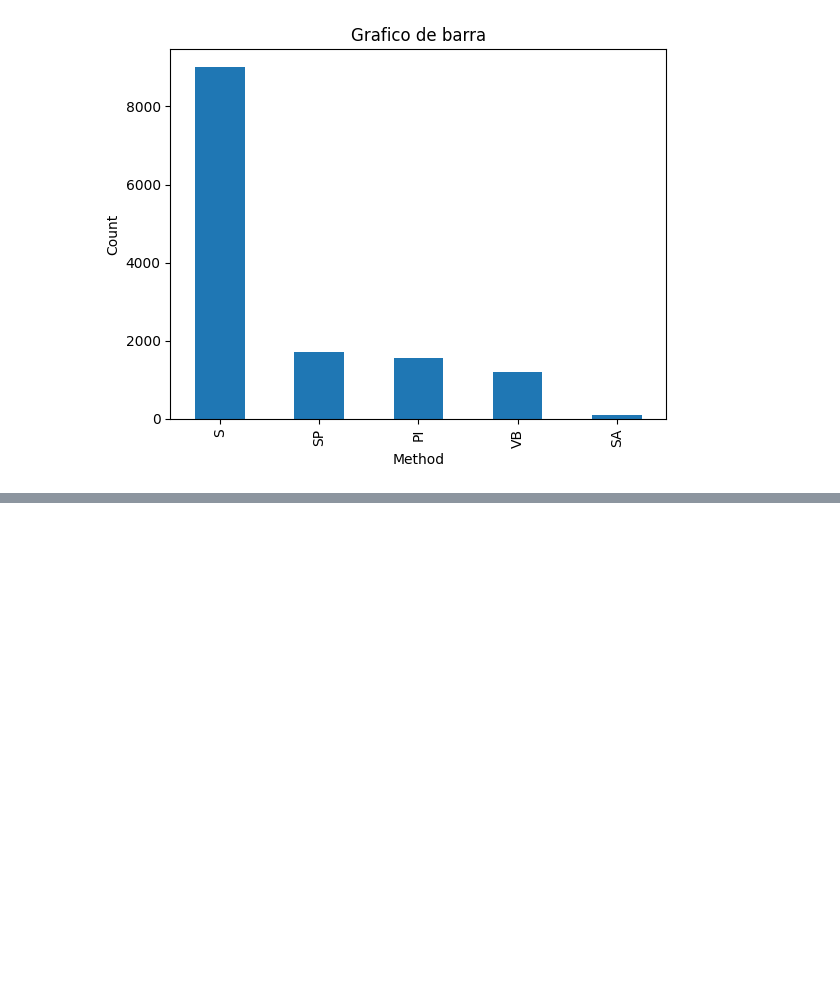
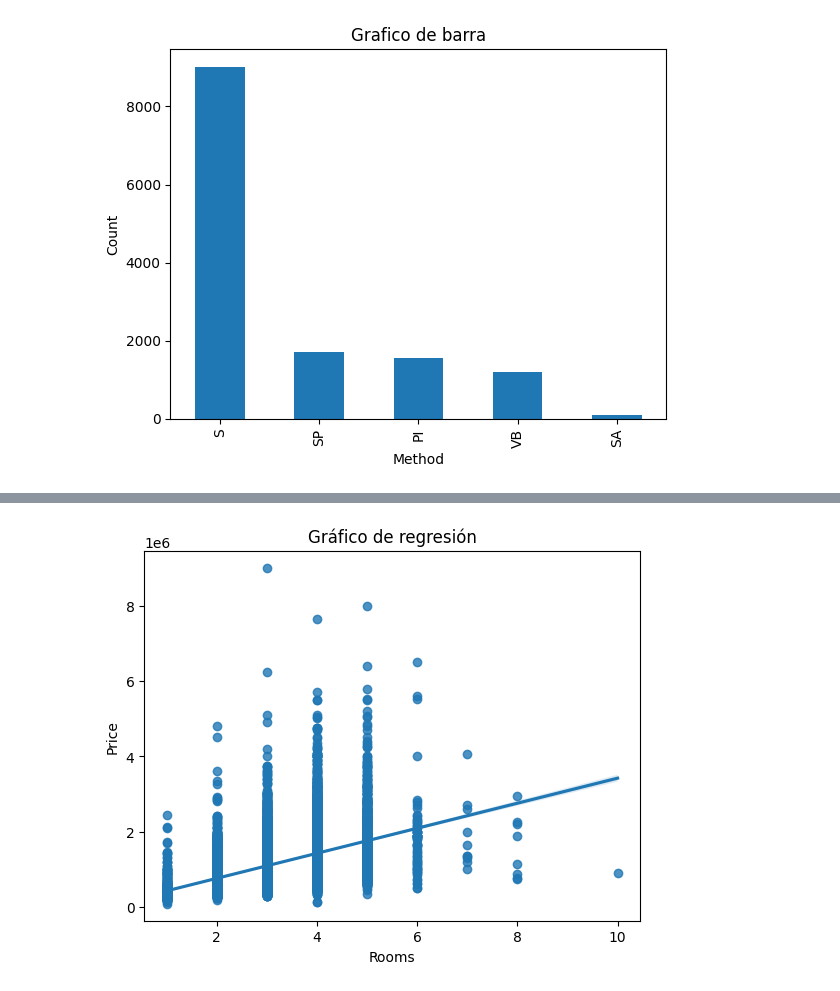
Before and after one commit to alfcastillo90/visualizaciones_datasets, a Jupyter notebook: Visualizaciones_datasets.ipynb, the cells around one changed output, grey strips where cells are left out. Saved outputs shown, nothing was run; the diff lists cells and outputs as text; code cells hidden in the pictures; blank space fills up the shorter version.

```diff
--- a/Visualizaciones_datasets.ipynb
+++ b/Visualizaciones_datasets.ipynb
@@ -164,0 +193,6 @@ plt.show()
+# %%
+sns.regplot(x='Rooms', y='Price', data=dataset)
+plt.title('Gráfico de regresión')
+plt.show()
+# %% [output]
+[figure, added]
```
Also changed, not shown: parts of 4 cells of this notebook.
